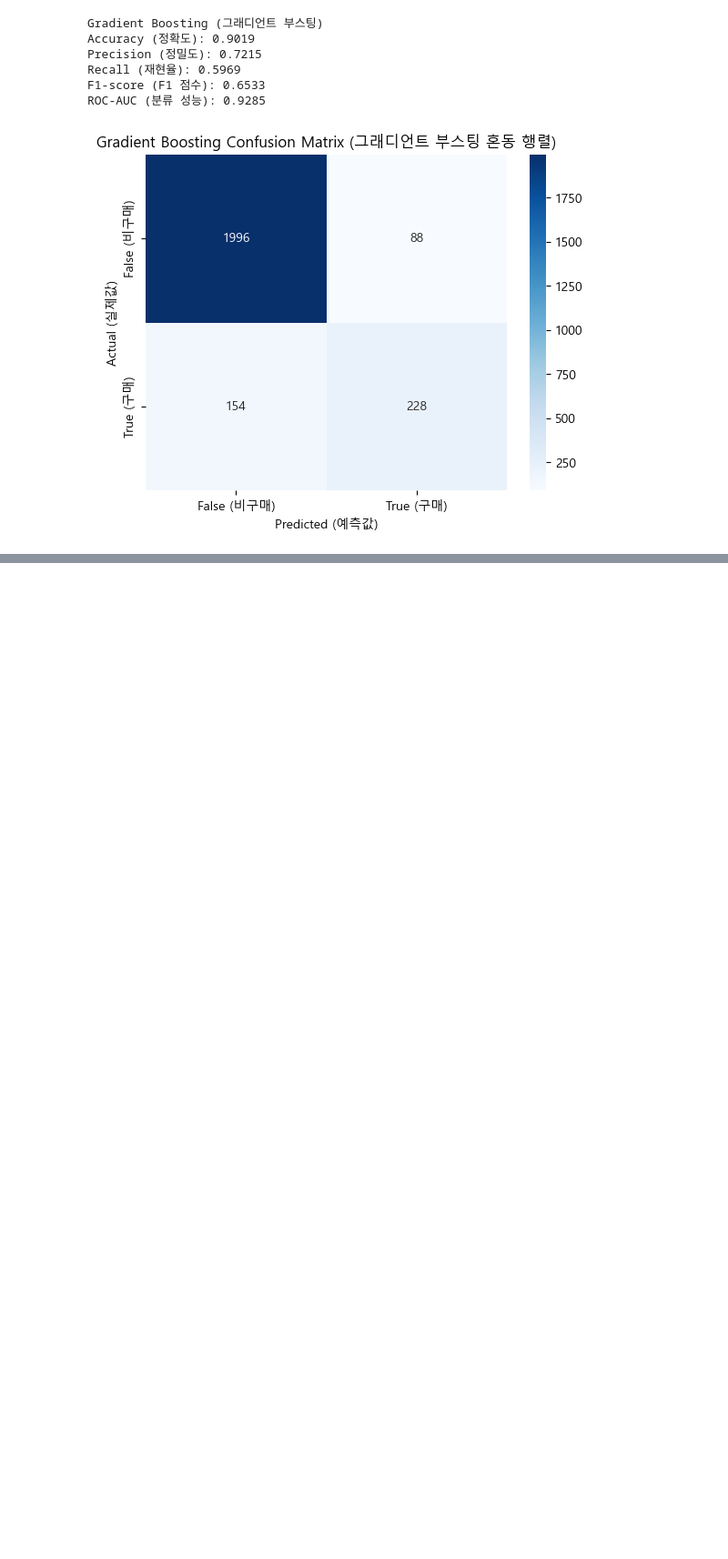
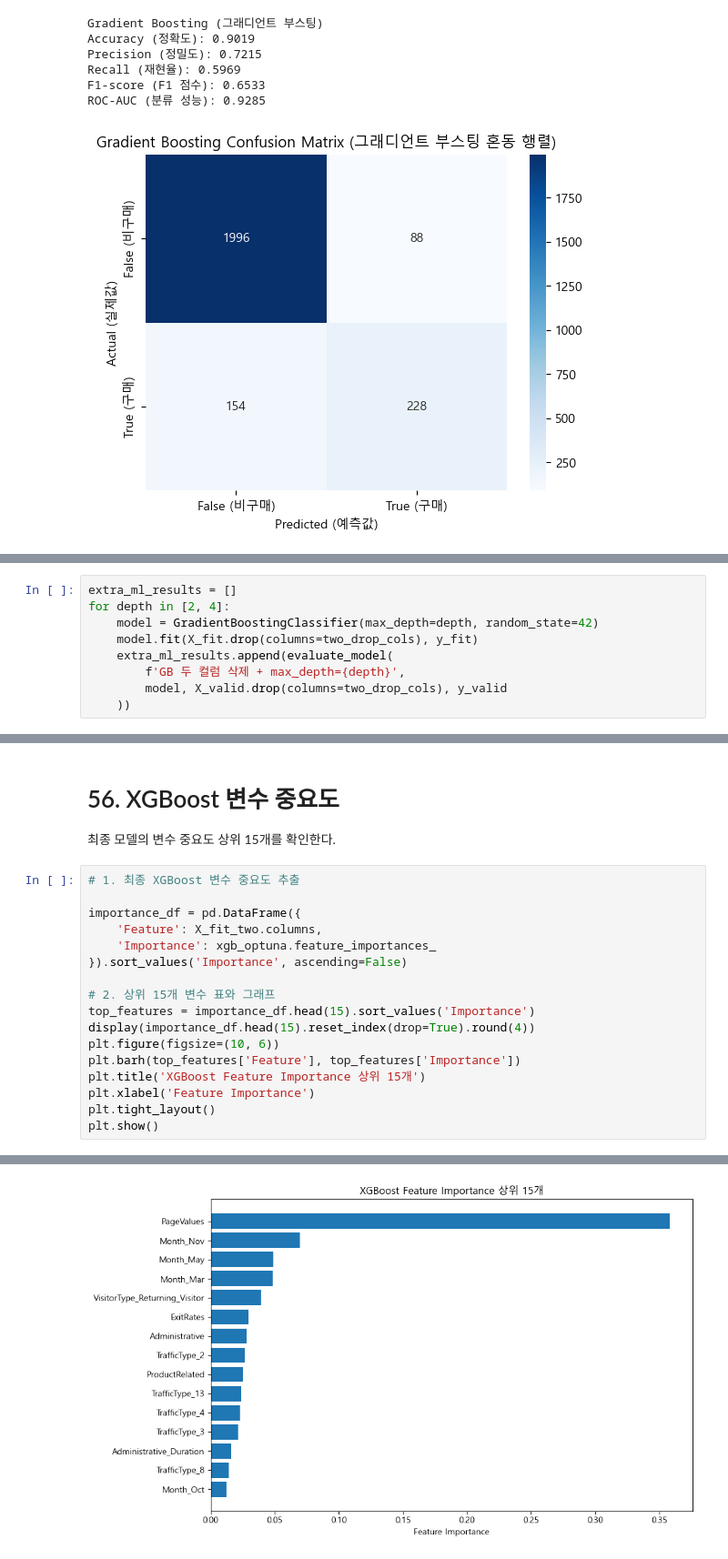
Before and after one commit to Kim-Ki-yeol/AI-Modeling, a Jupyter notebook: 프로젝트/온라인 쇼핑몰 구매 의도 예측 미니 프로젝트.ipynb, the cells around one changed output, grey strips where cells are left out. Shown at 91% size. Cells and saved outputs as stored; diff of their text form; blank space fills up the shorter version.

```diff
--- a/프로젝트/온라인_쇼핑몰_미니프로젝트.ipynb
+++ b/프로젝트/온라인 쇼핑몰 구매 의도 예측 미니 프로젝트.ipynb
@@ -1976,0 +1834,9 @@ cm_results
+# %%
+extra_ml_results = []
+for depth in [2, 4]:
+    model = GradientBoostingClassifier(max_depth=depth, random_state=42)
+    model.fit(X_fit.drop(columns=two_drop_cols), y_fit)
+    extra_ml_results.append(evaluate_model(
+        f'GB 두 컬럼 삭제 + max_depth={depth}',
+        model, X_valid.drop(columns=two_drop_cols), y_valid
+    ))
@@ -1976,0 +2557,22 @@ cm_results
+# %% [markdown]
+# 56. XGBoost 변수 중요도
+
+최종 모델의 변수 중요도 상위 15개를 확인한다.
+# %%
+# 1. 최종 XGBoost 변수 중요도 추출
+
+importance_df = pd.DataFrame({
+    'Feature': X_fit_two.columns,
+    'Importance': xgb_optuna.feature_importances_
+}).sort_values('Importance', ascending=False)
+
+# 2. 상위 15개 변수 표와 그래프
+top_features = importance_df.head(15).sort_values('Importance')
+display(importance_df.head(15).reset_index(drop=True).round(4))
+plt.figure(figsize=(10, 6))
+plt.barh(top_features['Feature'], top_features['Importance'])
+plt.title('XGBoost Feature Importance 상위 15개')
+plt.xlabel('Feature Importance')
+plt.tight_layout()
+plt.show()
+# %% [output]
@@ -1976,0 +2595 @@ cm_results
+[figure, added]
```
Also changed, not shown: parts of 88 cells of this notebook, 3 other files.
